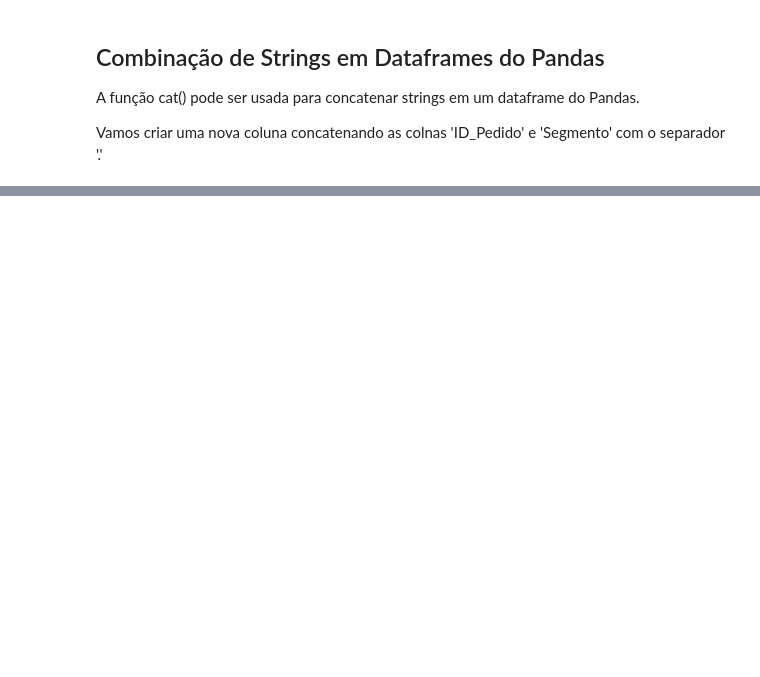
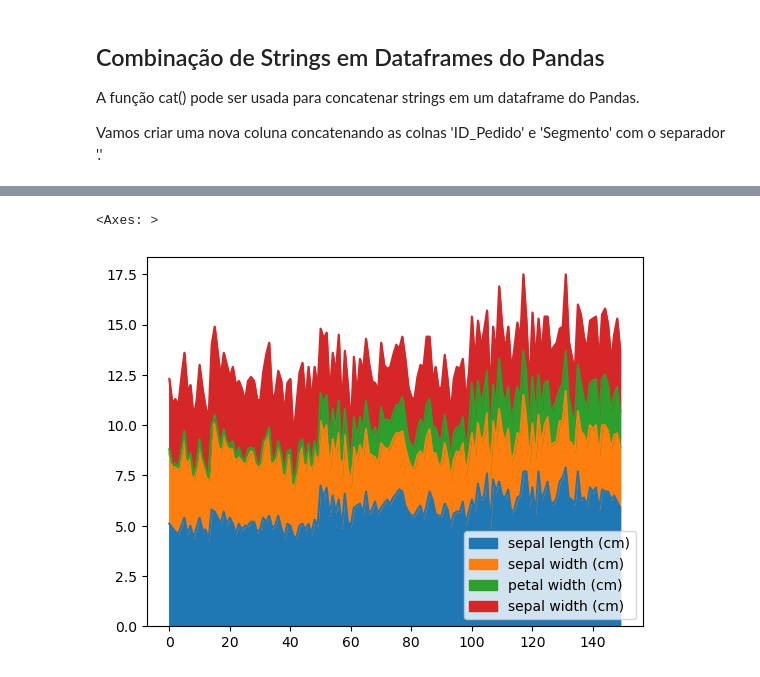
Before and after one commit to 1998-sys/Estudo, a Jupyter notebook: pandas.ipynb, the cells around one changed output, grey strips where cells are left out. Cells and saved outputs as stored; diff of their text form; code cells hidden in the pictures; blank space fills up the shorter version.

```diff
--- a/pandas.ipynb
+++ b/pandas.ipynb
@@ -680,0 +716,7 @@ dsa_df.head()
+# %%
+# gráfico de área
+columns = ['sepal length (cm)', 'sepal width (cm)', 'petal width (cm)', 'sepal width (cm)']
+df[columns].plot.area()
+# %% [output]
+<Axes: >
+[figure, added]
```
Also changed, not shown: parts of 10 cells of this notebook.
